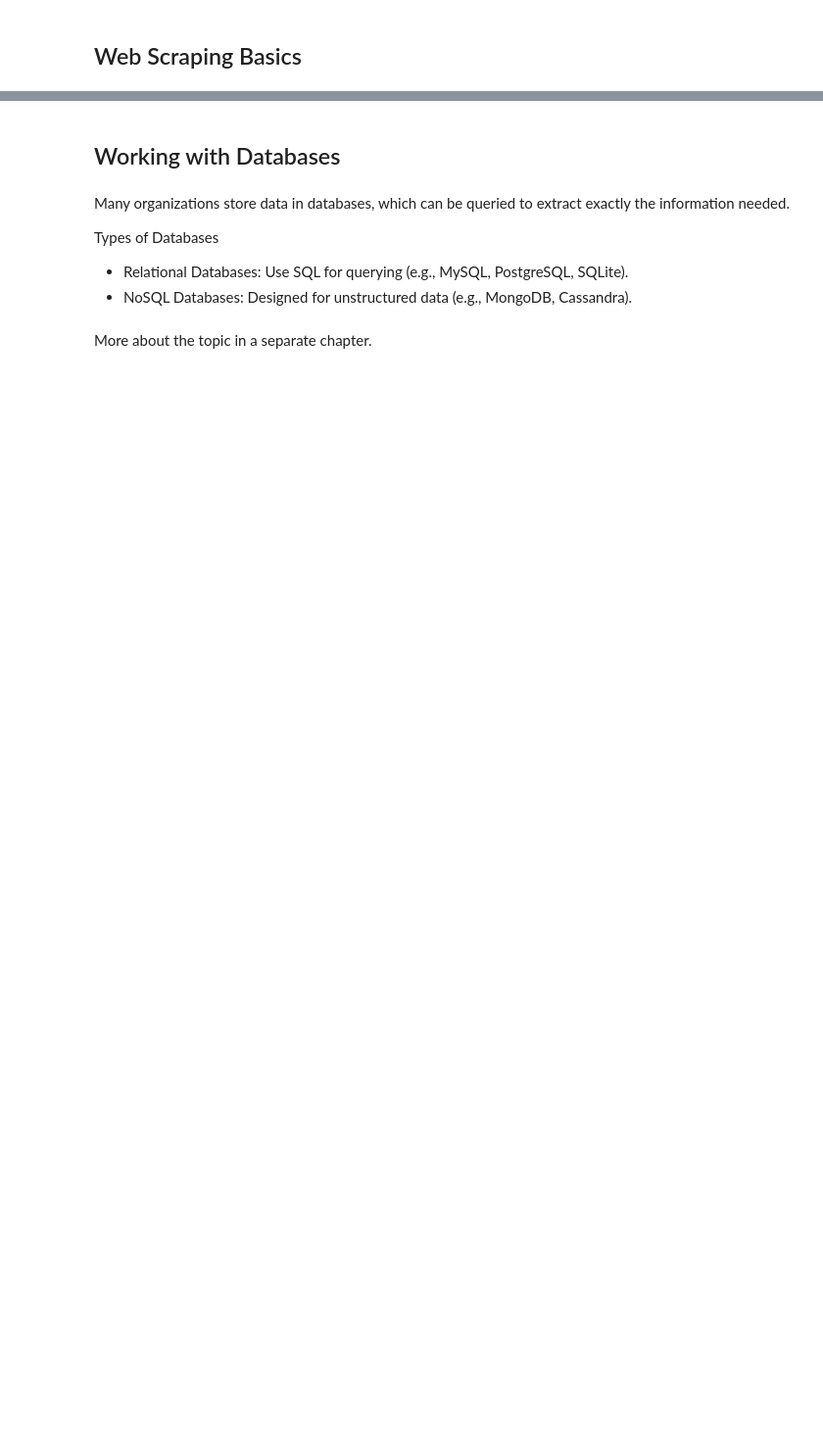
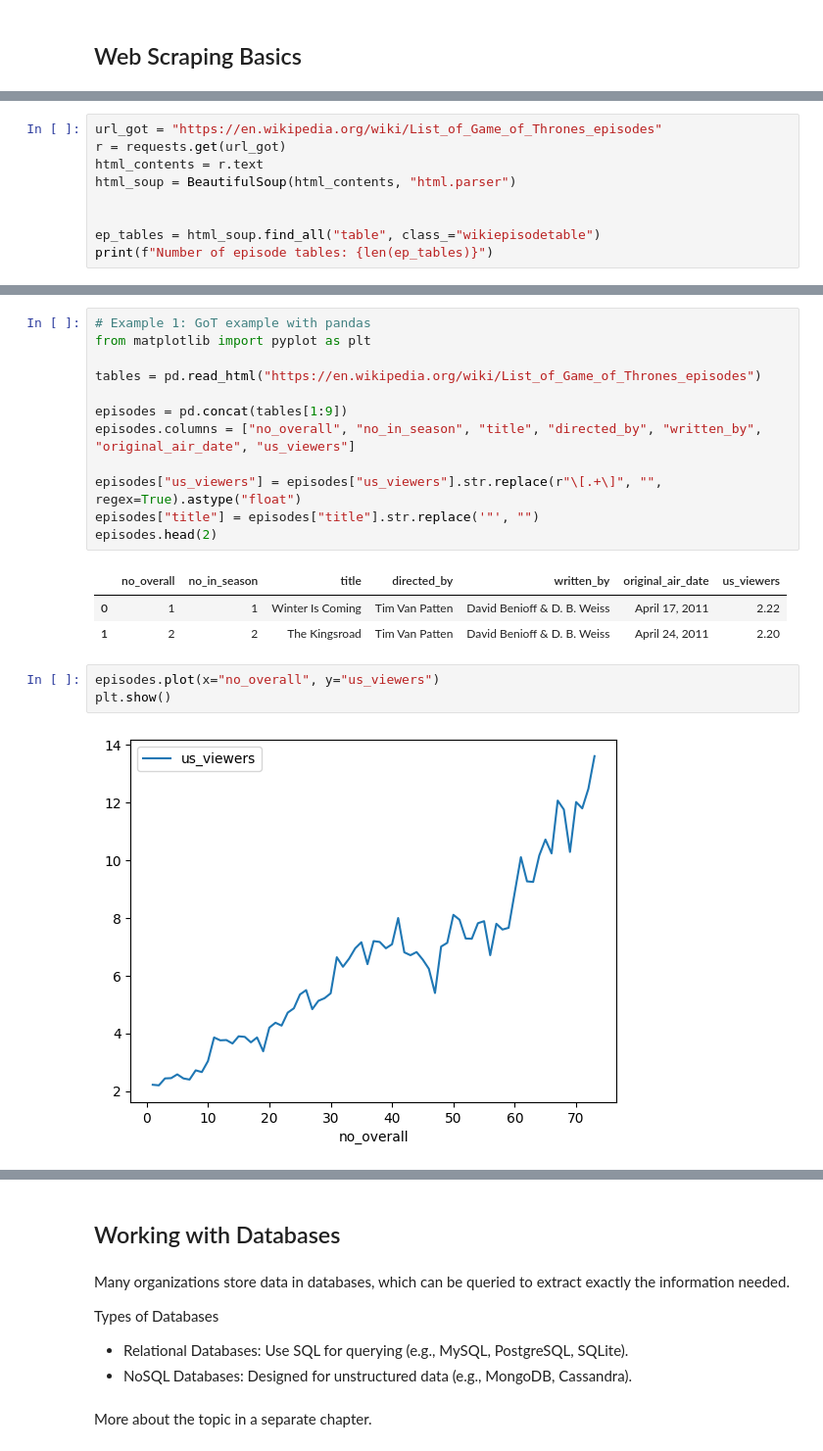
Before and after one commit to ervinstrmcnik/python-data-analytics, a Jupyter notebook: Part_04_Acquiring_Your_Data/Acquiring_Your_Data.ipynb, the cells around one changed output, grey strips where cells are left out. Shown at 98% size. Cells and saved outputs as stored; diff of their text form; blank space fills up the shorter version.

```diff
--- a/Part_04_Acquiring_Your_Data/Acquiring_Your_Data.ipynb
+++ b/Part_04_Acquiring_Your_Data/Acquiring_Your_Data.ipynb
@@ -1158,0 +1414,9 @@ Exercise: Scrape real estate listings and calculate average prices.
+# %%
+url_got = "https://en.wikipedia.org/wiki/List_of_Game_of_Thrones_episodes"
+r = requests.get(url_got)
+html_contents = r.text
+html_soup = BeautifulSoup(html_contents, "html.parser")
+
+
+ep_tables = html_soup.find_all("table", class_="wikiepisodetable")
+print(f"Number of episode tables: {len(ep_tables)}")
@@ -1158,0 +1507,21 @@ Exercise: Scrape real estate listings and calculate average prices.
+# %%
+# Example 1: GoT example with pandas
+from matplotlib import pyplot as plt
+
+tables = pd.read_html("https://en.wikipedia.org/wiki/List_of_Game_of_Thrones_episodes")
+
+episodes = pd.concat(tables[1:9])
+episodes.columns = ["no_overall", "no_in_season", "title", "directed_by", "written_by", "original_air_date", "us_viewers"]
+
+episodes["us_viewers"] = episodes["us_viewers"].str.replace(r"\[.+\]", "", regex=True).astype("float")
+episodes["title"] = episodes["title"].str.replace('"', "")
+episodes.head(2)
+# %% [output]
+|  | no_overall | no_in_season | title | directed_by | written_by | original_air_date | us_viewers |
+| 0 | 1 | 1 | Winter Is Coming | Tim Van Patten | David Benioff & D. B. Weiss | April 17, 2011 | 2.22 |
+| 1 | 2 | 2 | The Kingsroad | Tim Van Patten | David Benioff & D. B. Weiss | April 24, 2011 | 2.20 |
+# %%
+episodes.plot(x="no_overall", y="us_viewers")
+plt.show()
+# %% [output]
+[figure, added]
```
Also changed, not shown: parts of 71 cells of this notebook, 1 other file.
